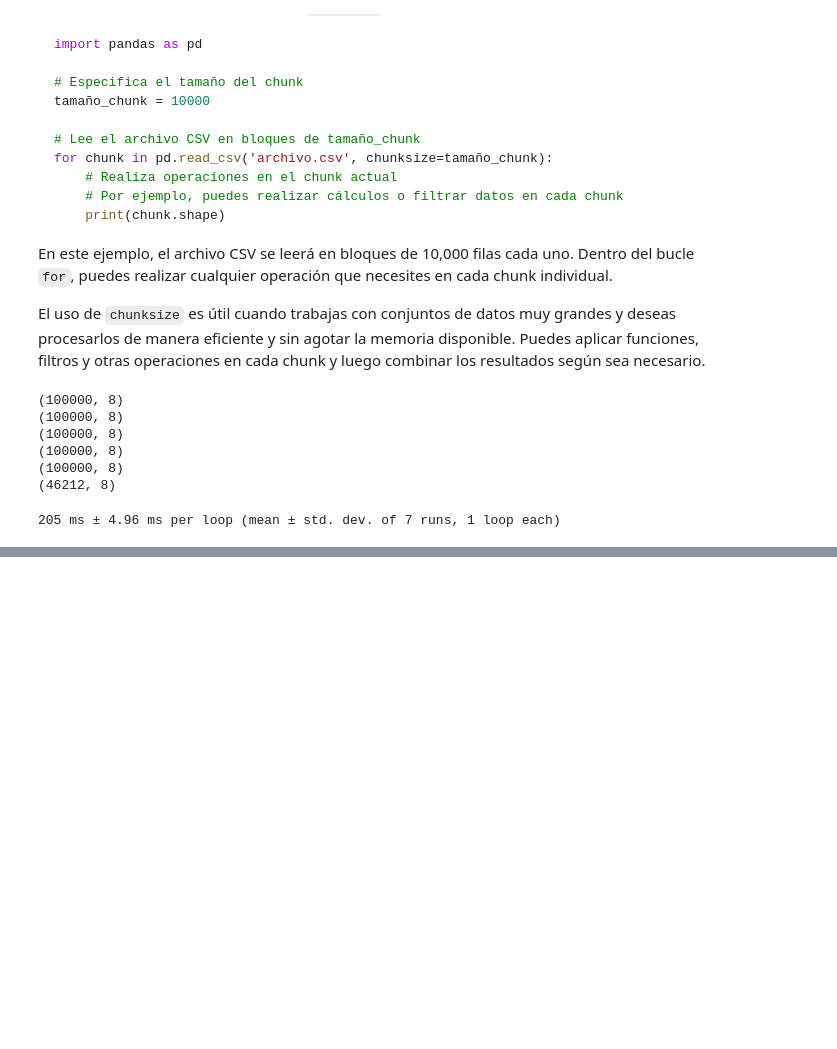
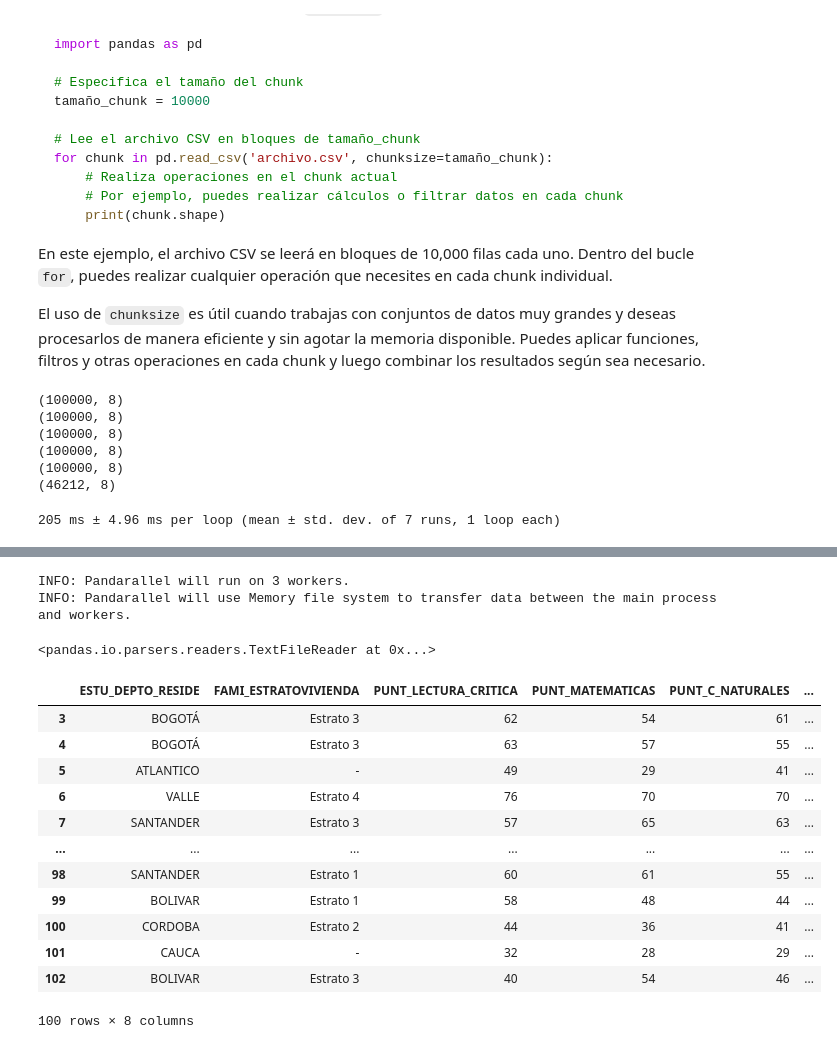
Before and after one commit to jazaineam1/BigData2023_2, a Jupyter notebook: Cuadernos/Sesion1_Introducción.ipynb, the cells around one changed output, grey strips where cells are left out. Cells and saved outputs as stored; diff of their text form; code cells hidden in the pictures; blank space fills up the shorter version.

```diff
--- a/Cuadernos/Sesion1_Introducción.ipynb
+++ b/Cuadernos/Sesion1_Introducción.ipynb
@@ -330,0 +377,28 @@ df2=pd.read_csv('https://raw.githubusercontent.com/jazaineam1/BigData2023_2/main
+# %%
+from pandarallel import pandarallel
+
+pandarallel.initialize(nb_workers=3)  # Número de núcleos a utilizar
+# %% [output]
+INFO: Pandarallel will run on 3 workers.
+INFO: Pandarallel will use Memory file system to transfer data between the main process and workers.
+# %%
+df_icfes=pd.read_csv('https://raw.githubusercontent.com/jazaineam1/BigData2023_2/main/Datos/datos_icfes.csv',encoding='latin-1',chunksize=10000)
+df_icfes
+# %% [output]
+<pandas.io.parsers.readers.TextFileReader at 0x...>
+# %%
+df_icfes.get_chunk(100)
+# %% [output]
+|  | ESTU_DEPTO_RESIDE | FAMI_ESTRATOVIVIENDA | PUNT_LECTURA_CRITICA | PUNT_MATEMATICAS | PUNT_C_NATURALES | ... |
+| 3 | BOGOTÁ | Estrato 3 | 62 | 54 | 61 | ... |
+| 4 | BOGOTÁ | Estrato 3 | 63 | 57 | 55 | ... |
+| 5 | ATLANTICO | - | 49 | 29 | 41 | ... |
+| 6 | VALLE | Estrato 4 | 76 | 70 | 70 | ... |
+| 7 | SANTANDER | Estrato 3 | 57 | 65 | 63 | ... |
+| ... | ... | ... | ... | ... | ... | ... |
+| 98 | SANTANDER | Estrato 1 | 60 | 61 | 55 | ... |
+| 99 | BOLIVAR | Estrato 1 | 58 | 48 | 44 | ... |
+| 100 | CORDOBA | Estrato 2 | 44 | 36 | 41 | ... |
+| 101 | CAUCA | - | 32 | 28 | 29 | ... |
+| 102 | BOLIVAR | Estrato 3 | 40 | 54 | 46 | ... |
+100 rows × 8 columns
```
Also changed, not shown: parts of 20 cells of this notebook.
